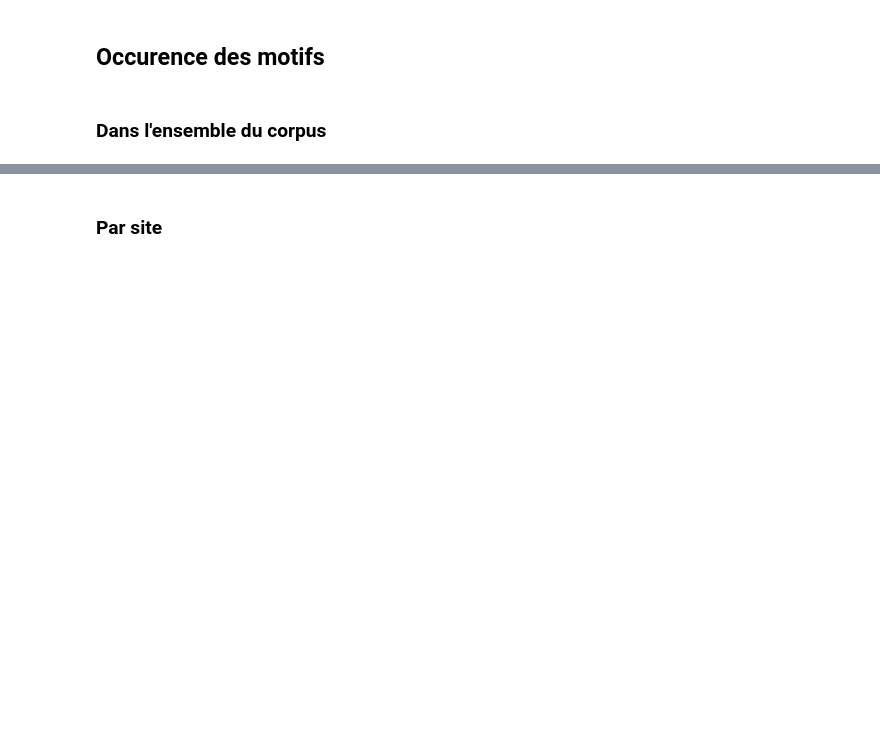
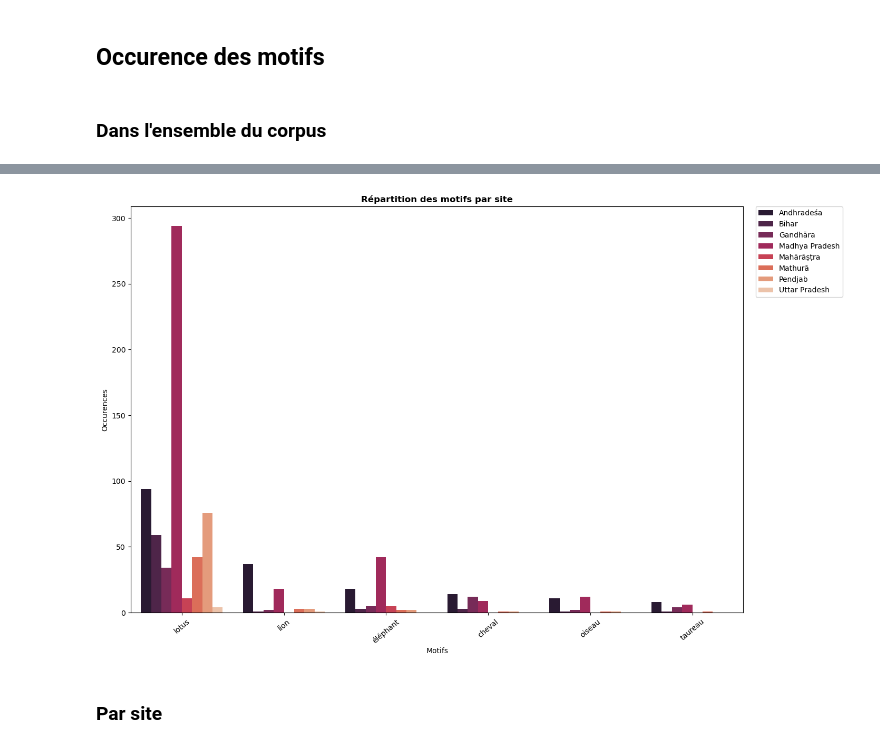
Before and after one commit to LeaMaronet/Thesis_Corpus, a Jupyter notebook: Corpus_these.ipynb, the cells around one changed output, grey strips where cells are left out. Cells and saved outputs as stored; diff of their text form; code cells hidden in the pictures; blank space fills up the shorter version.

```diff
--- a/Corpus_these.ipynb
+++ b/Corpus_these.ipynb
@@ -130,0 +152,4 @@ Text(0.5, 1.0, 'Répartition des motifs au sein du corpus')
+# %%
+#Récupération des noms des régions
+noms_regions = list(corpus.rename(columns={"Région historique" : "Région"}).sort_values("Région").Région.unique())
+noms_regions
@@ -130,0 +165,11 @@ Text(0.5, 1.0, 'Répartition des motifs au sein du corpus')
+# %%
+#Création d'un dataframe avec le nombre de motifs par région
+
+motifs_regions = pd.DataFrame()
+corpus_trie = corpus.rename(columns={"Région historique" : "Région"})
+
+for region in noms_regions:
+    motifs_regions[region] = corpus_trie.loc[corpus_trie["Région"] == region].Motifs.str.replace(" ", "").str.split(";").explode().value_counts()
+
+motifs_regions.reset_index(inplace=True)
+motifs_regions
@@ -131,3 +184,16 @@ Text(0.5, 1.0, 'Répartition des motifs au sein du corpus')
+# %%
+#Réarrangement du dataframe
+motifs_regions = motifs_regions.melt(id_vars="Motifs")
+# %%
+plt.figure(figsize=(15,10))
+sns.barplot(data=motifs_regions, x='Motifs', y='value', hue='variable', errorbar=None, palette="rocket")
+plt.xticks(rotation=40)
+plt.legend(bbox_to_anchor=(1.02, 1), loc='upper left', borderaxespad=0)
+plt.ylabel("Occurences")
+plt.title("Répartition des motifs par site", fontweight="bold")
+plt.show()
+# %% [output]
+[figure, added]
 # %% [markdown]
 ### Par site
 # %%
```
Also changed, not shown: parts of 17 cells of this notebook, 1 other file.
